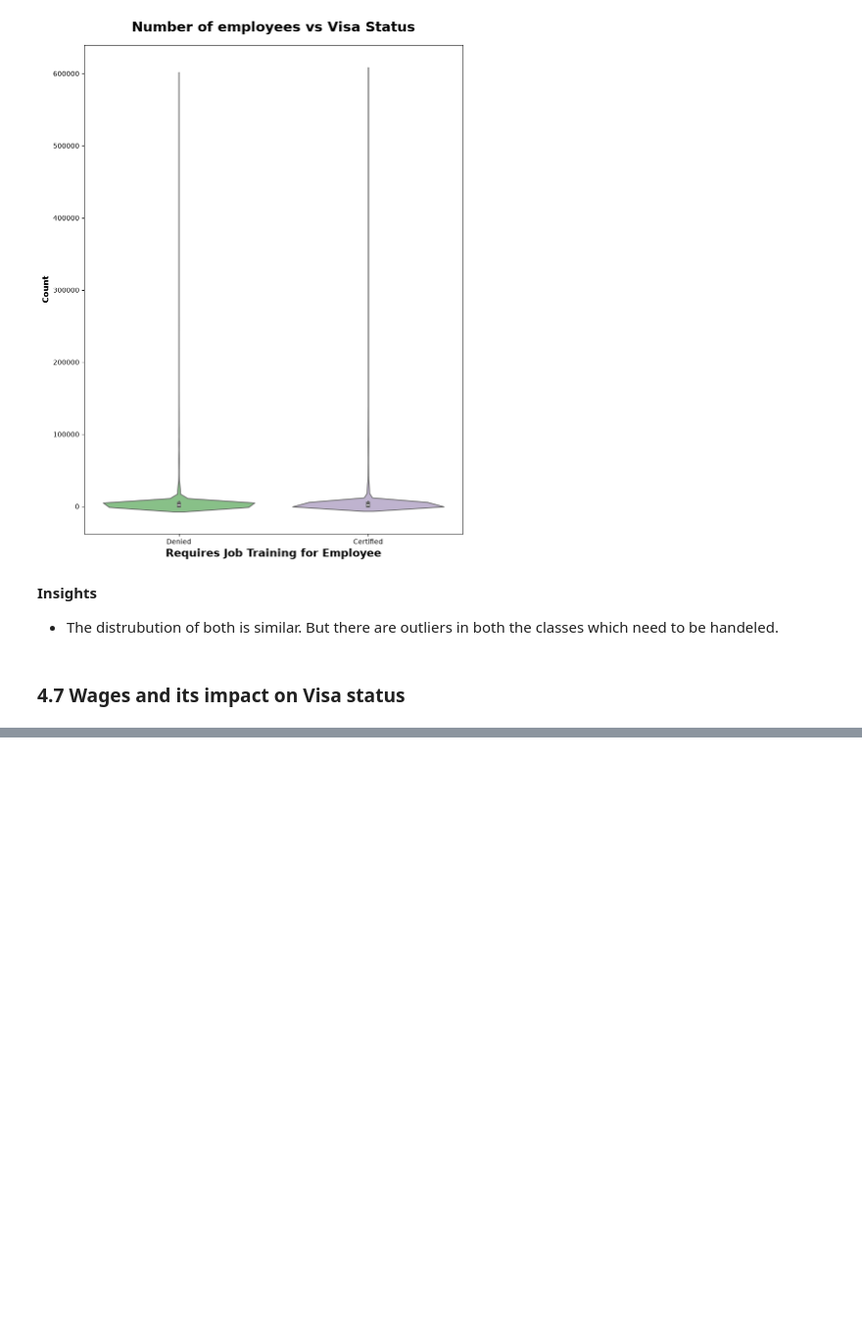
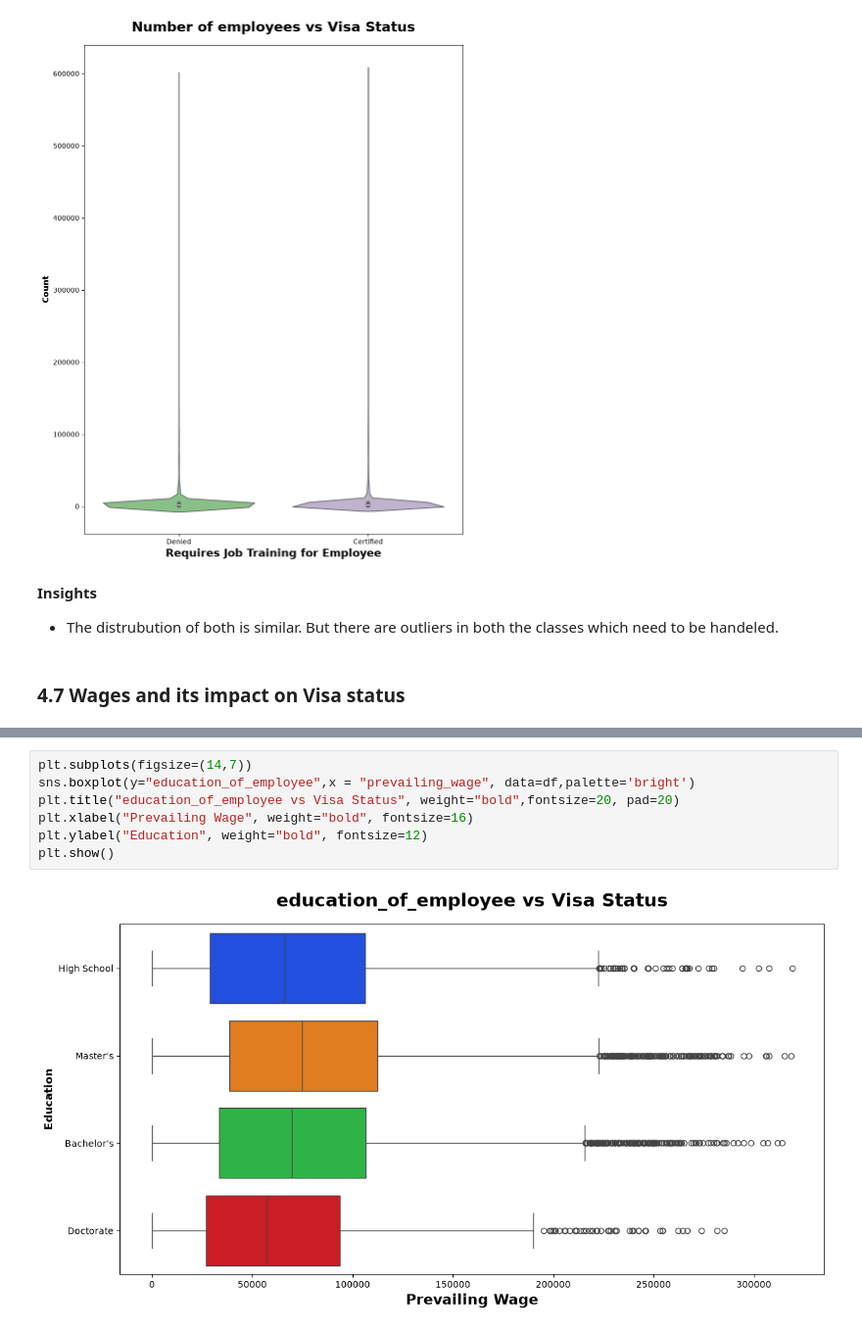
Before and after one commit to mdzaheerjk/Global-Mobility-Application-Analyzer, a Jupyter notebook: notebooks/1_EDA_Visa.ipynb, the cells around one changed output, grey strips where cells are left out. Shown at 98% size. Cells and saved outputs as stored; diff of their text form; blank space fills up the shorter version.

```diff
--- a/notebooks/1_EDA_Visa.ipynb
+++ b/notebooks/1_EDA_Visa.ipynb
@@ -460,0 +535,9 @@ plt.show()
+# %%
+plt.subplots(figsize=(14,7))
+sns.boxplot(y="education_of_employee",x = "prevailing_wage", data=df,palette='bright')
+plt.title("education_of_employee vs Visa Status", weight="bold",fontsize=20, pad=20)
+plt.xlabel("Prevailing Wage", weight="bold", fontsize=16)
+plt.ylabel("Education", weight="bold", fontsize=12)
+plt.show()
+# %% [output]
+[figure, added]
```
Also changed, not shown: parts of 21 cells of this notebook, 6 other files.
